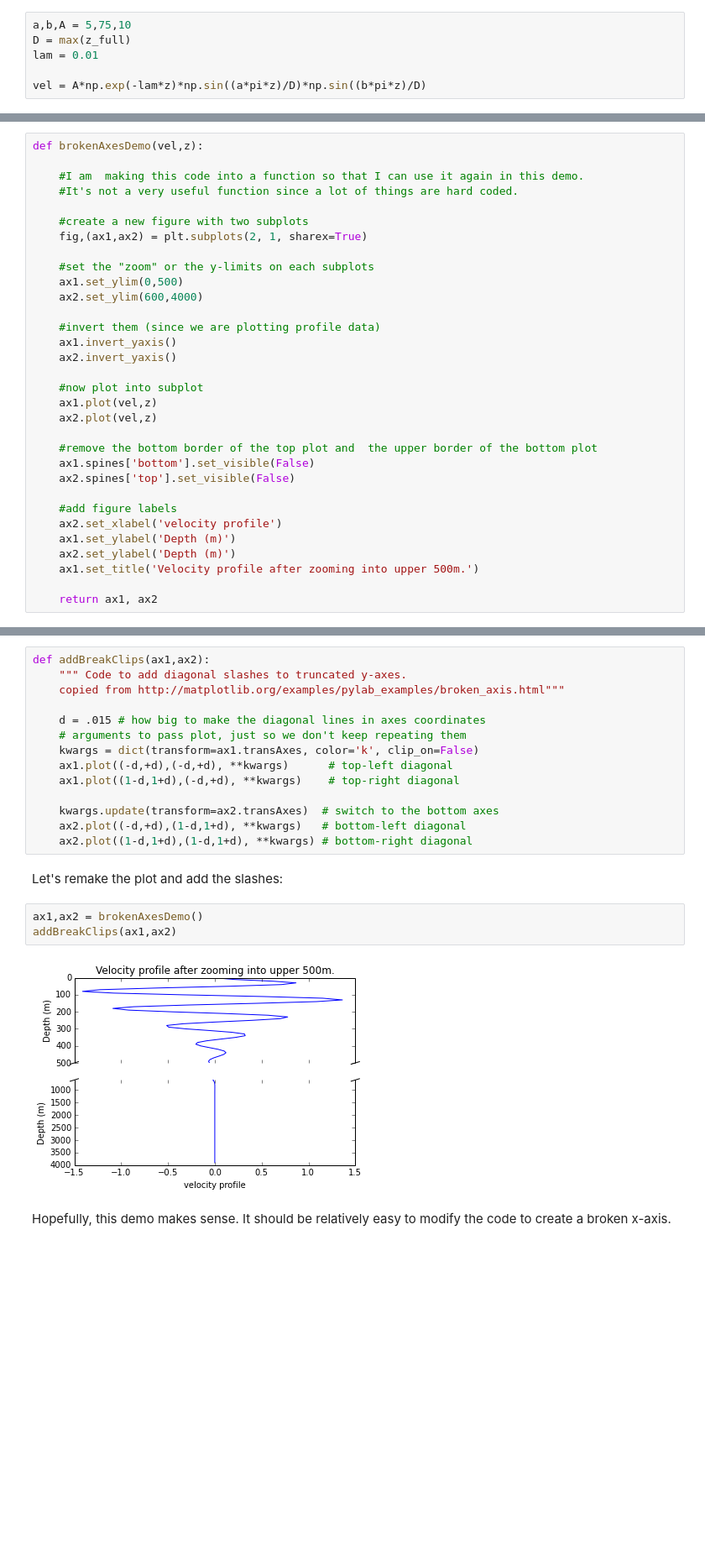
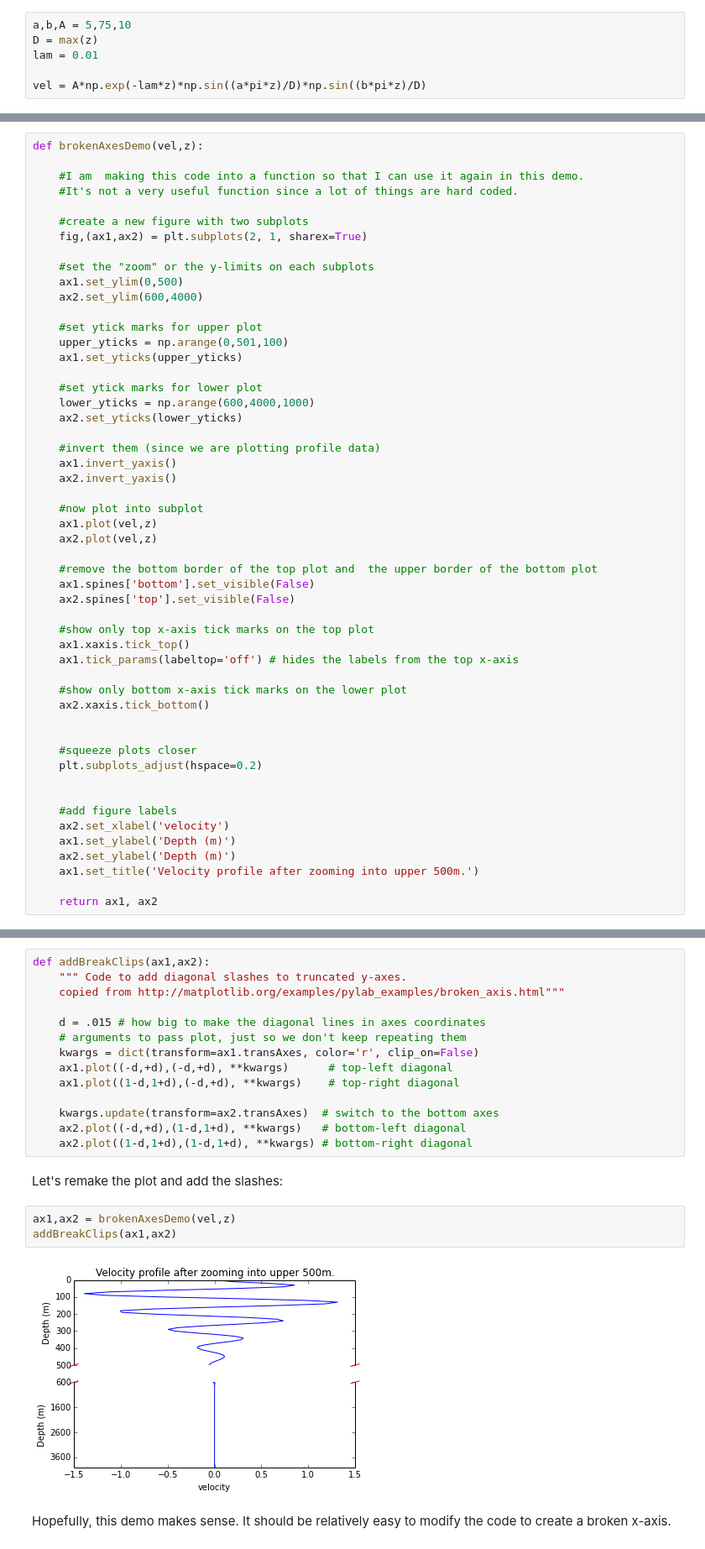
Before and after one commit to PyHOGS/pyhogs.github.io, a Jupyter notebook: notebooks/python-hour-aug-11-2014.ipynb, the cells around one changed output, grey strips where cells are left out. Shown at 84% size. Cells and saved outputs as stored; diff of their text form; blank space fills up the shorter version.

```diff
--- a/notebooks/python-hour-aug-11-2014.ipynb
+++ b/notebooks/python-hour-aug-11-2014.ipynb
@@ -77,7 +77,7 @@ $vel = A\, e^{-\lambda\,z} \cdot \sin \left(\frac{a \,\pi\,z}{D} \right)\cdot \s
 where $a$, $b$, $A$ and $\lambda$ are arbitrary constants. $D$ is the full depth of the profile.
 # %%
 a,b,A = 5,75,10
-D = max(z_full)
+D = max(z)
 lam = 0.01
 
 vel = A*np.exp(-lam*z)*np.sin((a*pi*z)/D)*np.sin((b*pi*z)/D)
@@ -122,6 +122,14 @@ def brokenAxesDemo(vel,z):
     ax1.set_ylim(0,500)
     ax2.set_ylim(600,4000)
 
+    #set ytick marks for upper plot
+    upper_yticks = np.arange(0,501,100)
+    ax1.set_yticks(upper_yticks)
+
+    #set ytick marks for lower plot
+    lower_yticks = np.arange(600,4000,1000)
+    ax2.set_yticks(lower_yticks)
+
     #invert them (since we are plotting profile data)
     ax1.invert_yaxis()
     ax2.invert_yaxis()
@@ -134,8 +142,20 @@ def brokenAxesDemo(vel,z):
     ax1.spines['bottom'].set_visible(False)
     ax2.spines['top'].set_visible(False)
 
+    #show only top x-axis tick marks on the top plot
+    ax1.xaxis.tick_top()
+    ax1.tick_params(labeltop='off') # hides the labels from the top x-axis
+
+    #show only bottom x-axis tick marks on the lower plot
+    ax2.xaxis.tick_bottom()
+
+
+    #squeeze plots closer
+    plt.subplots_adjust(hspace=0.2)
+
+
     #add figure labels
-    ax2.set_xlabel('velocity profile')
+    ax2.set_xlabel('velocity')
     ax1.set_ylabel('Depth (m)')
     ax2.set_ylabel('Depth (m)')
     ax1.set_title('Velocity profile after zooming into upper 500m.')
@@ -154,7 +174,7 @@ def addBreakClips(ax1,ax2):
 
     d = .015 # how big to make the diagonal lines in axes coordinates
     # arguments to pass plot, just so we don't keep repeating them
-    kwargs = dict(transform=ax1.transAxes, color='k', clip_on=False)
+    kwargs = dict(transform=ax1.transAxes, color='r', clip_on=False)
     ax1.plot((-d,+d),(-d,+d), **kwargs)      # top-left diagonal
     ax1.plot((1-d,1+d),(-d,+d), **kwargs)    # top-right diagonal
 
@@ -164,9 +184,9 @@ def addBreakClips(ax1,ax2):
 # %% [markdown]
 Let's remake the plot and add the slashes:
 # %%
-ax1,ax2 = brokenAxesDemo()
+ax1,ax2 = brokenAxesDemo(vel,z)
 addBreakClips(ax1,ax2)
 # %% [output]
-[figure, old version]
+[figure, new version]
 # %% [markdown]
 Hopefully, this demo makes sense. It should be relatively easy to modify the code to create a broken x-axis.
```
Also changed, not shown: parts of 2 cells of this notebook.
